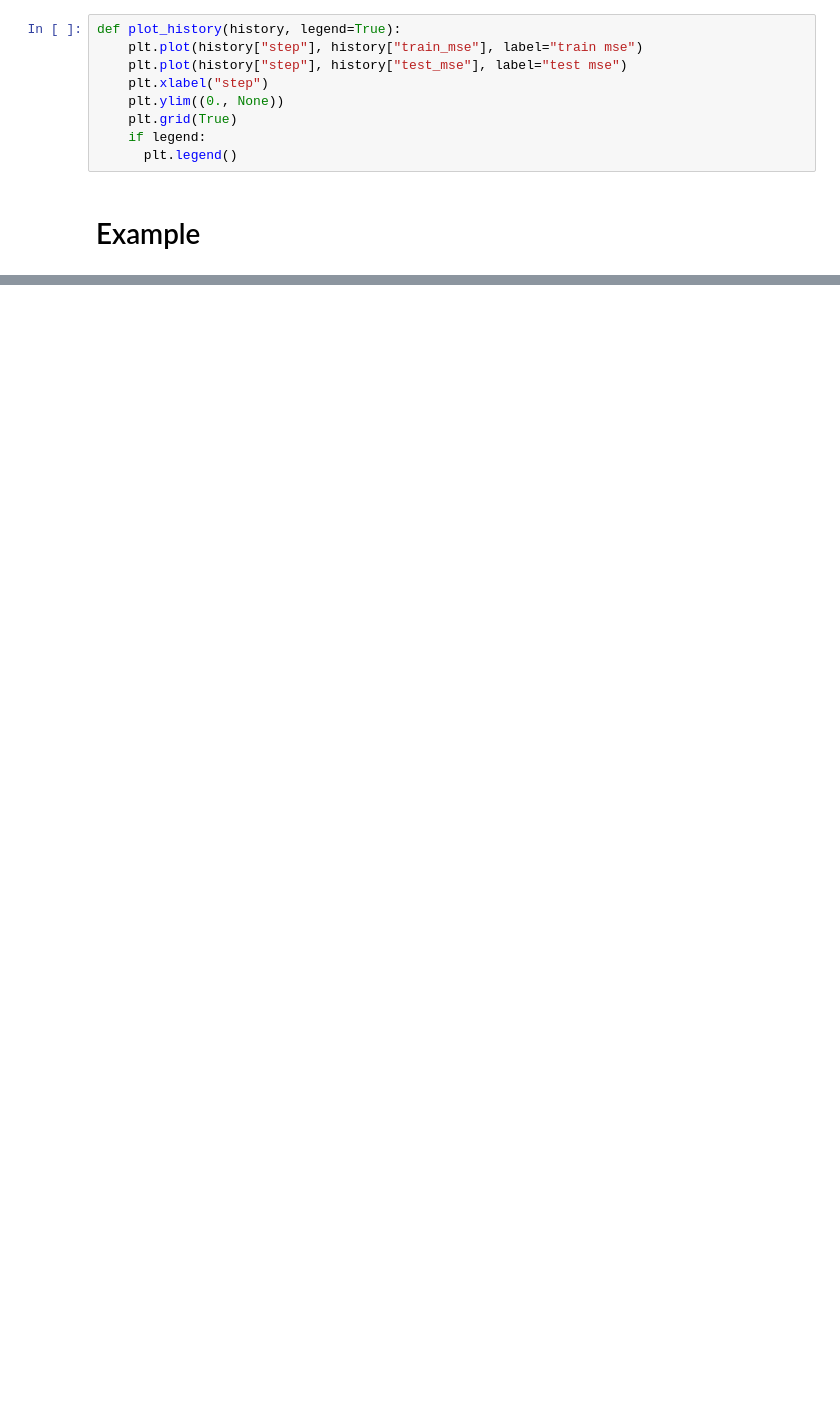
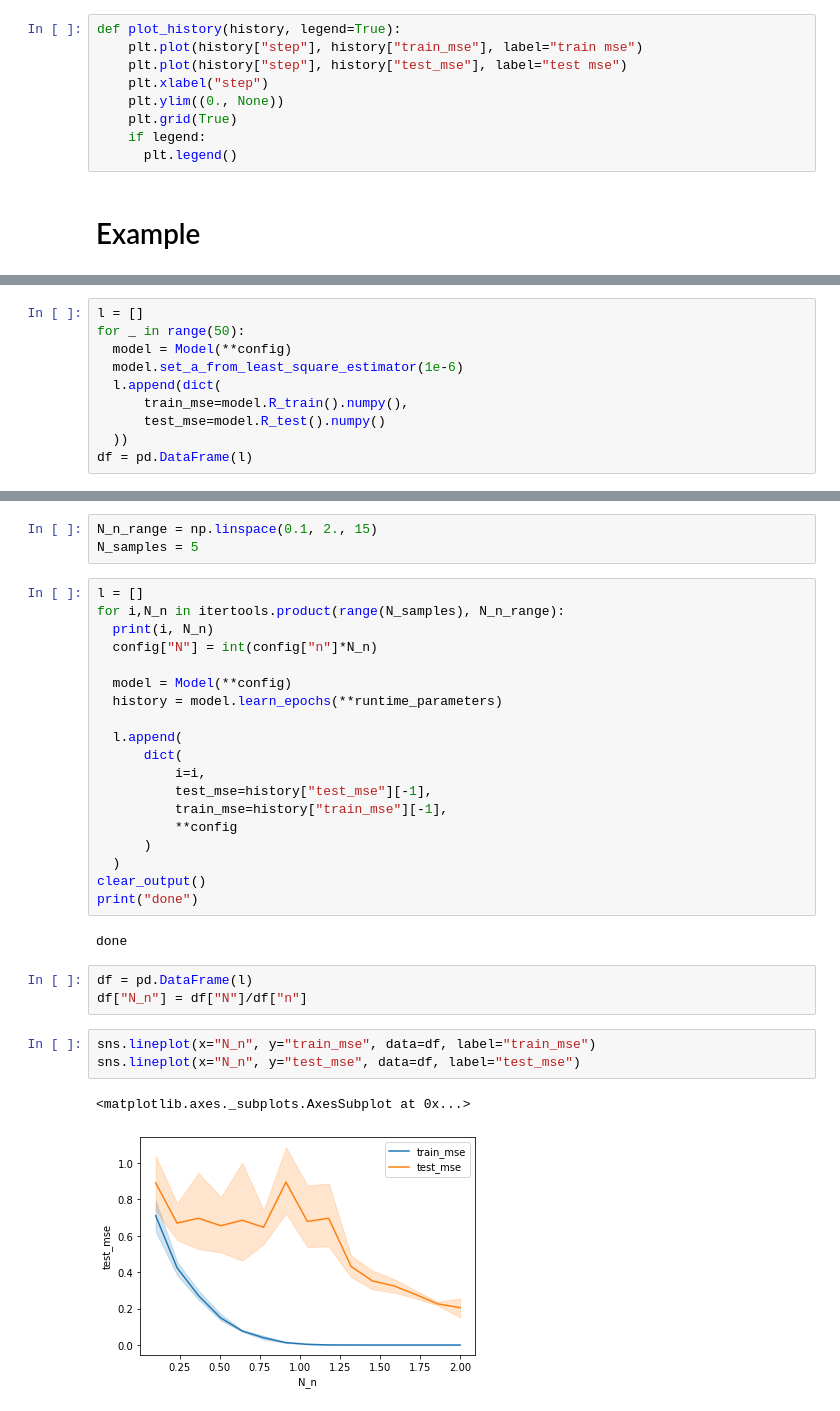
Before and after one commit to antoinexp/Ph.D, a Jupyter notebook: Neural_Net_Gaussian_Multibath.ipynb, the cells around one changed output, grey strips where cells are left out. Drawn from its saved outputs; the diff is of its cells as text; blank space fills up the shorter version.

```diff
--- a/Neural_Net_Gaussian_Multibath.ipynb
+++ b/Neural_Net_Gaussian_Multibath.ipynb
@@ -238,0 +264,10 @@ print(data.numpy())
+# %%
+l = []
+for _ in range(50):
+  model = Model(**config)
+  model.set_a_from_least_square_estimator(1e-6)
+  l.append(dict(
+      train_mse=model.R_train().numpy(),
+      test_mse=model.R_test().numpy()
+  ))
+df = pd.DataFrame(l)
@@ -238,0 +318,33 @@ print(data.numpy())
+# %%
+N_n_range = np.linspace(0.1, 2., 15)
+N_samples = 5
+# %%
+l = []
+for i,N_n in itertools.product(range(N_samples), N_n_range):
+  print(i, N_n)
+  config["N"] = int(config["n"]*N_n)
+
+  model = Model(**config)
+  history = model.learn_epochs(**runtime_parameters)
+
+  l.append(
+      dict(
+          i=i,
+          test_mse=history["test_mse"][-1],
+          train_mse=history["train_mse"][-1],
+          **config
+      )
+  )
+clear_output()
+print("done")
+# %% [output]
+done
+# %%
+df = pd.DataFrame(l)
+df["N_n"] = df["N"]/df["n"]
+# %%
+sns.lineplot(x="N_n", y="train_mse", data=df, label="train_mse")
+sns.lineplot(x="N_n", y="test_mse", data=df, label="test_mse")
+# %% [output]
+<matplotlib.axes._subplots.AxesSubplot at 0x...>
+[figure, added]
```
Also changed, not shown: parts of 14 cells of this notebook.
